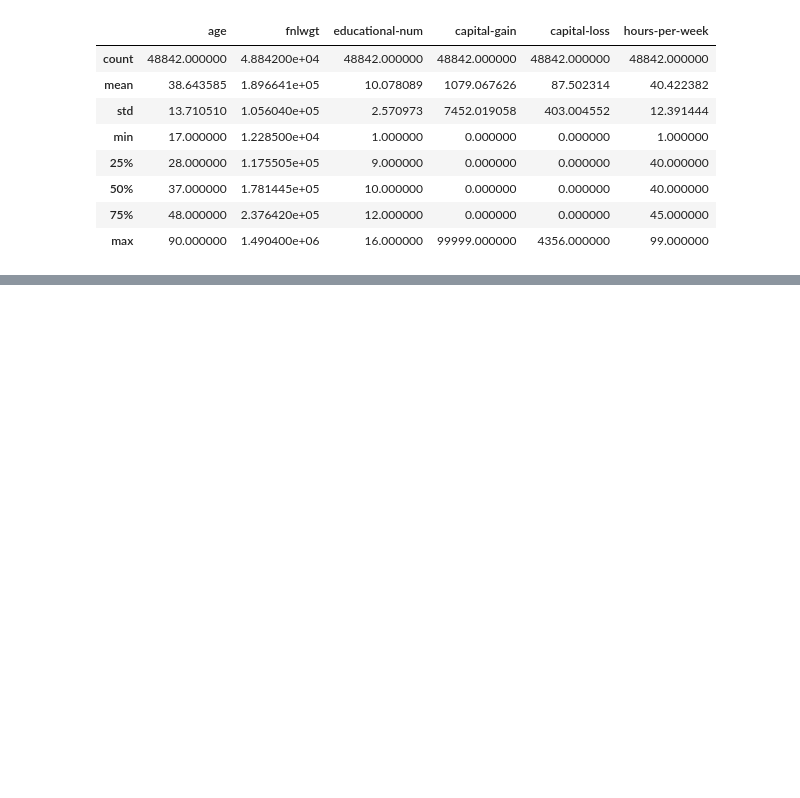
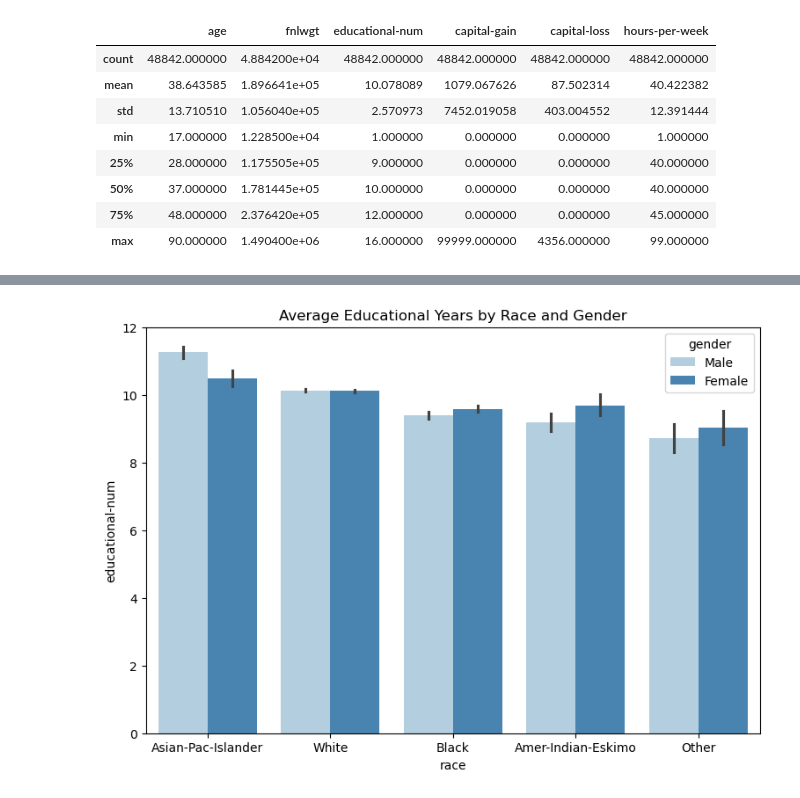
Before and after one commit to nezzzzo/ds-ai-projects, a Jupyter notebook: projects/income/income.ipynb, the cells around one changed output, grey strips where cells are left out. Saved outputs shown, nothing was run; the diff lists cells and outputs as text; code cells hidden in the pictures; blank space fills up the shorter version.

```diff
--- a/projects/income/income.ipynb
+++ b/projects/income/income.ipynb
@@ -38,0 +149,8 @@ df.describe()
+# %%
+plt.figure(figsize=(9, 6))
+sns.barplot(df, x="race", y="educational-num", hue="gender", palette="Blues",
+            order=["Asian-Pac-Islander", "White", "Black", "Amer-Indian-Eskimo", "Other"])
+plt.title("Average Educational Years by Race and Gender")
+plt.show()
+# %% [output]
+[figure, added]
```
Also changed, not shown: parts of 11 cells of this notebook.
